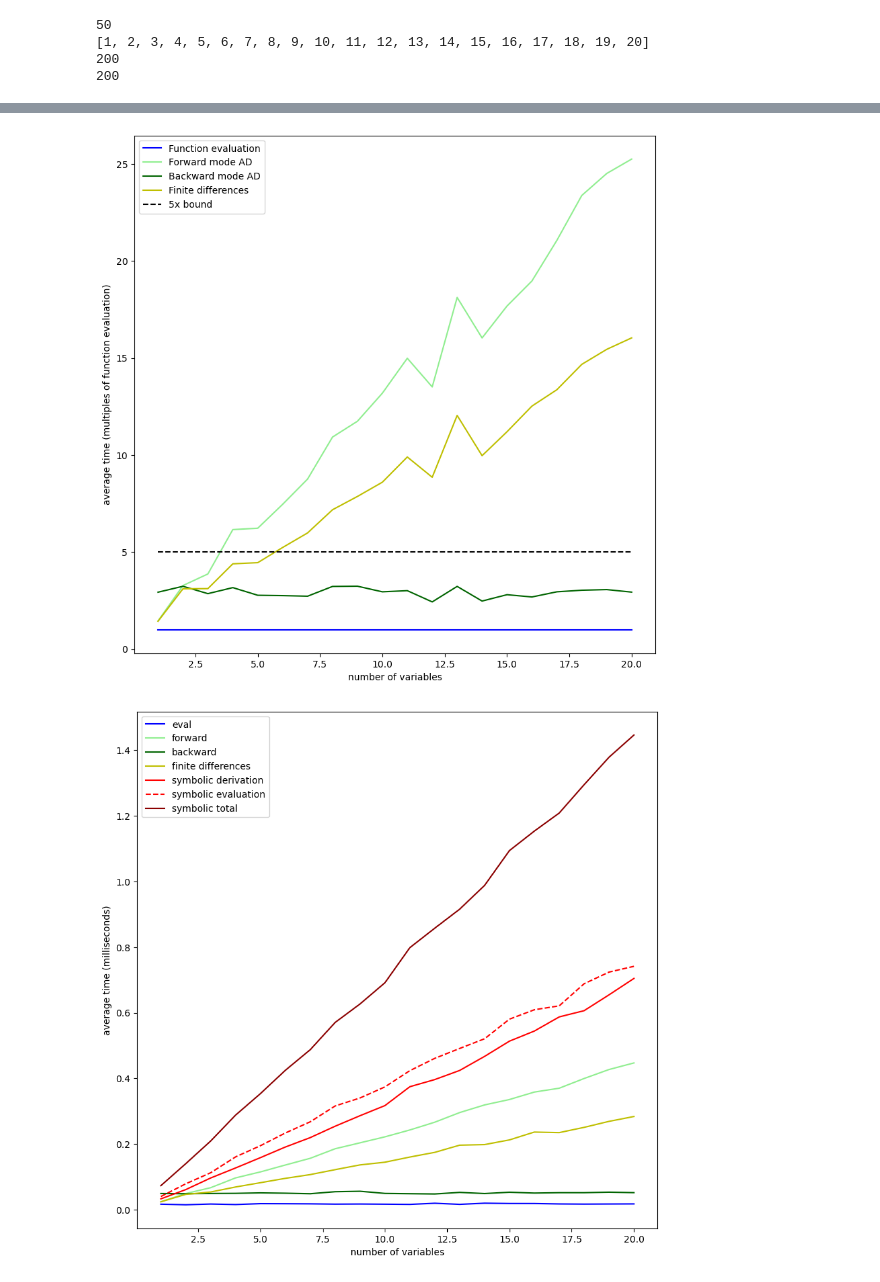
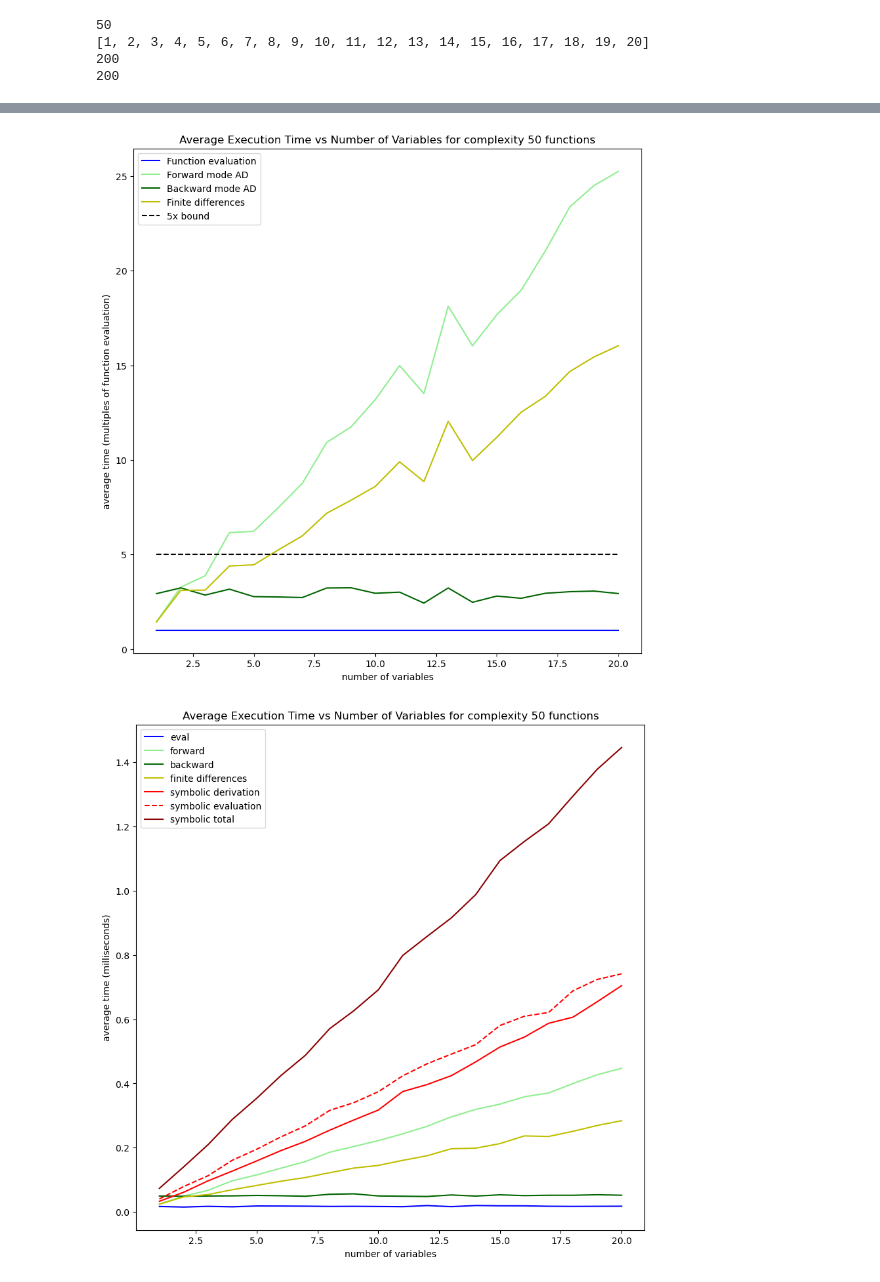
Before and after one commit to sepee/Automatic-Differentiation-Y4Project, a Jupyter notebook: Otis/time_complexity_allnodes/time_complexity-time_vs_n_var.ipynb, the cells around one changed output, grey strips where cells are left out. Saved outputs shown, nothing was run; the diff lists cells and outputs as text; code cells hidden in the pictures.

```diff
--- a/Otis/time_complexity_allnodes/time_complexity-time_vs_n_var.ipynb
+++ b/Otis/time_complexity_allnodes/time_complexity-time_vs_n_var.ipynb
@@ -162,6 +163,7 @@ plt.show()
 
 # normalised without symbolic
 fig, ax = plt.subplots(figsize=(10,10))
+plt.title(f"Average Execution Time vs Number of Variables for complexity {complexity} functions")
 plt.plot(var_counts, average_times_eval / average_times_eval, label="Function evaluation",c="b")
 plt.plot(var_counts, average_times_forward / average_times_eval, label="Forward mode AD",c="lightgreen")
 plt.plot(var_counts, average_times_backward / average_times_eval, label="Backward mode AD", c="darkgreen")
@@ -173,22 +175,22 @@ plt.legend()
 plt.savefig(fname=f'Plots/TimeVsVars/average_times_no_symbolic comp={complexity} v=1-{len(var_counts)} n_func={n_functions} n_rep={n_repeats}')
 plt.show()
 # %% [output]
-[figure, old version]
+[figure, new version]
 # %%
 #unnormalised
 fig, ax = plt.subplots(figsize=(10,10))
-
+plt.title(f"Average Execution Time vs Number of Variables for complexity {complexity} functions")
 plt.plot(var_counts, average_times_eval/n_repeats * 1000, label="eval",c="b")
 plt.plot(var_counts, average_times_forward/n_repeats* 1000, label="forward",c="lightgreen")
 plt.plot(var_counts, average_times_backward/n_repeats* 1000, label="backward", c="darkgreen")
 plt.plot(var_counts, average_times_finitedifferences/n_repeats* 1000, label="finite differences", c="y")
 plt.plot(var_counts, average_times_symbolicderivation/n_repeats* 1000, label="symbolic derivation", c="r")
 plt.plot(var_counts, average_times_symboliceval/n_repeats* 1000, label="symbolic evaluation", c="r", linestyle="--")
 plt.plot(var_counts, (average_times_symbolicderivation + average_times_symboliceval)/n_repeats* 1000, label="symbolic total", c="darkred")
 plt.xlabel("number of variables")
 plt.ylabel("average time (milliseconds)")
 plt.legend()
 plt.savefig(fname=f'Plots/TimeVsVars/average_times_all_methods_unnormalised comp={complexity} v=1-{len(var_counts)} n_func={n_functions} n_rep={n_repeats}')
 plt.show()
 # %% [output]
-[figure, old version]
+[figure, new version]
```
Also changed, not shown: parts of 1 cell of this notebook, 13 other files.
